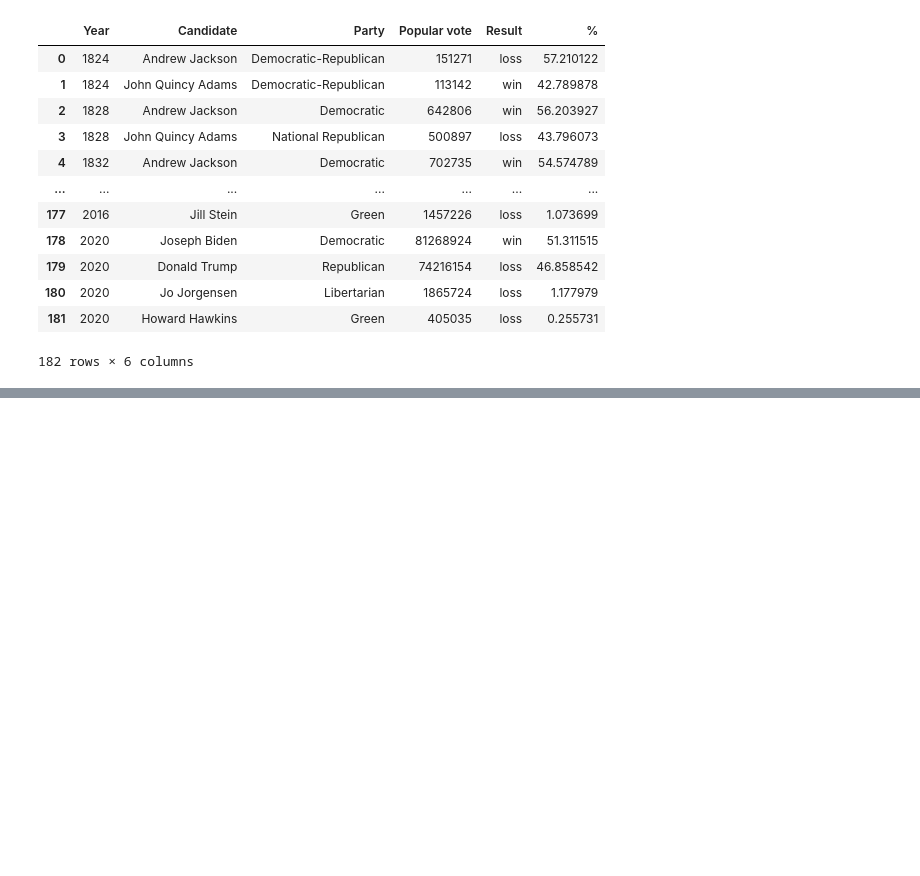
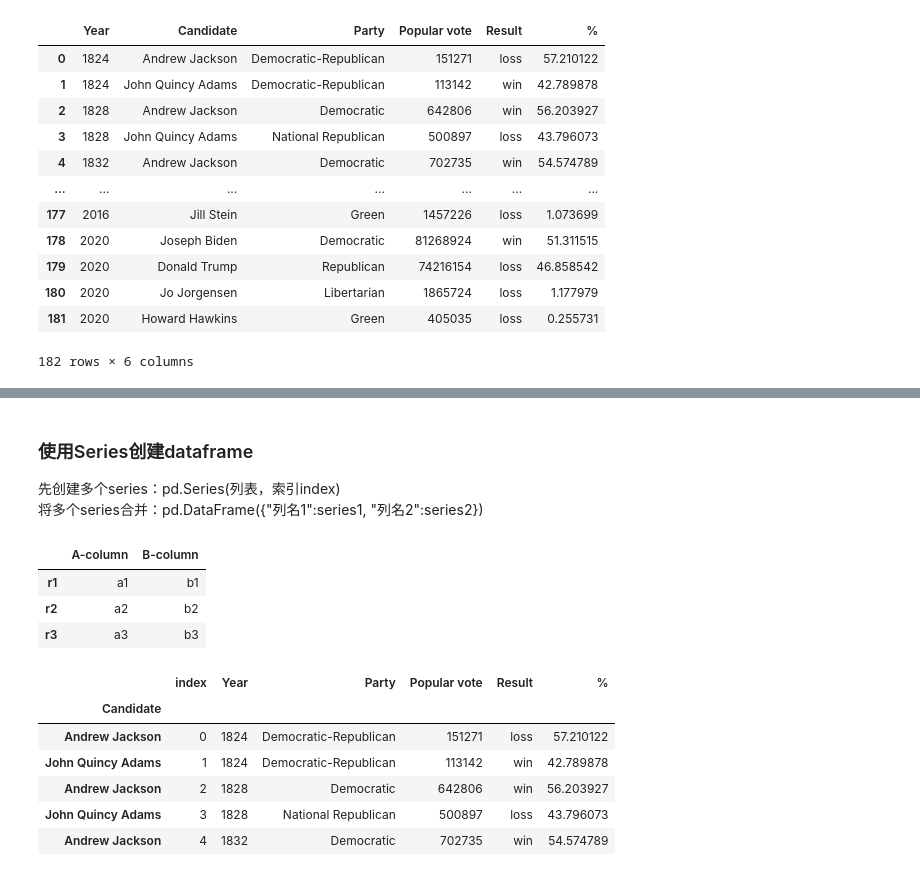
Before and after one commit to 11e11/data100fa24-student, a Jupyter notebook: lecture/lec02/mylec02.ipynb, the cells around one changed output, grey strips where cells are left out. Drawn from its saved outputs; the diff is of its cells as text; code cells hidden in the pictures; blank space fills up the shorter version.

```diff
--- a/lecture/lec02/mylec02.ipynb
+++ b/lecture/lec02/mylec02.ipynb
@@ -19,0 +117,4 @@ elections
+# %% [markdown]
+### 使用Series创建dataframe
+先创建多个series：pd.Series(列表，索引index)<br>
+将多个series合并：pd.DataFrame({"列名1":series1, "列名2":series2})
@@ -19,0 +124,17 @@ elections
+# %%
+pd.DataFrame({"A-column": s_a, "B-column": s_b})
+# %% [output]
+|  | A-column | B-column |
+| r1 | a1 | b1 |
+| r2 | a2 | b2 |
+| r3 | a3 | b3 |
+# %%
+elections.head()
+# %% [output]
+|  | index | Year | Party | Popular vote | Result | % |
+| Candidate |  |  |  |  |  |  |
+| Andrew Jackson | 0 | 1824 | Democratic-Republican | 151271 | loss | 57.210122 |
+| John Quincy Adams | 1 | 1824 | Democratic-Republican | 113142 | win | 42.789878 |
+| Andrew Jackson | 2 | 1828 | Democratic | 642806 | win | 56.203927 |
+| John Quincy Adams | 3 | 1828 | National Republican | 500897 | loss | 43.796073 |
+| Andrew Jackson | 4 | 1832 | Democratic | 702735 | win | 54.574789 |
```
Also changed, not shown: parts of 26 cells of this notebook.
